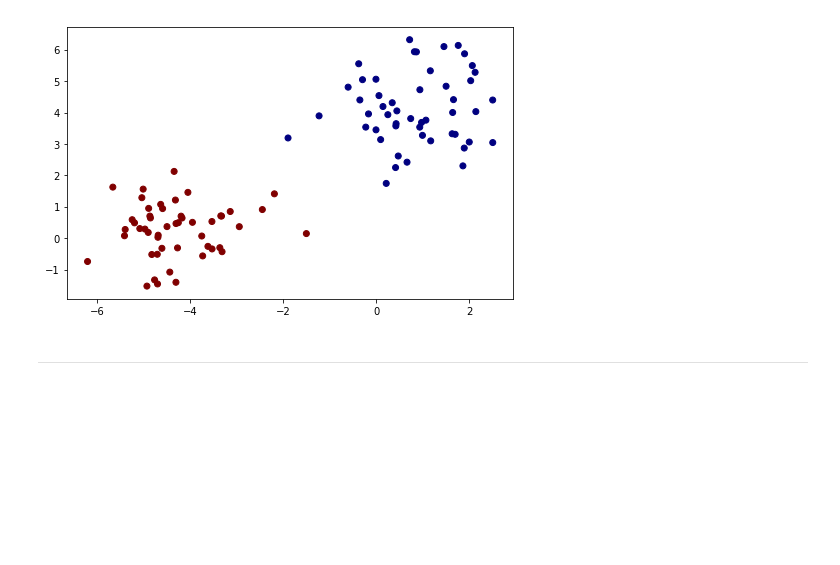
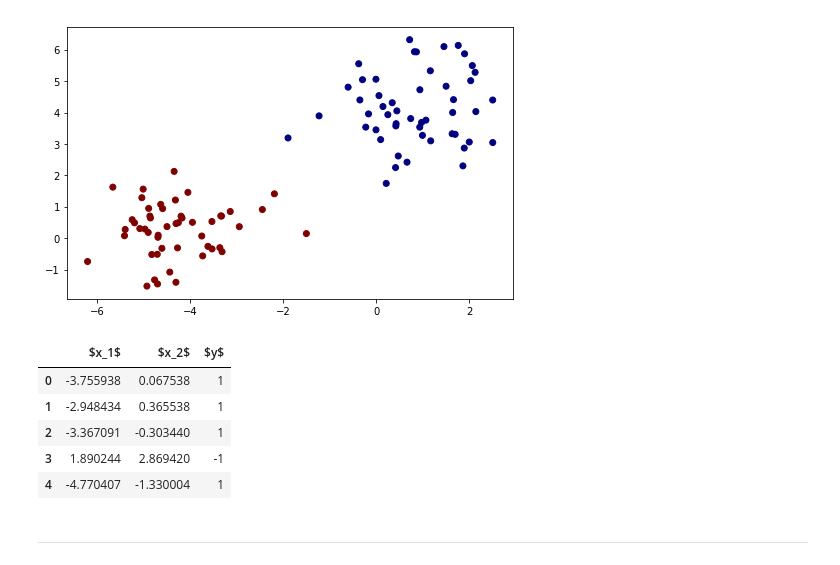
Before and after one commit to collinprather/BDI-2018-JupyterHub, a Jupyter notebook: SVM_scratch.ipynb, the cells around one changed output. Cells and saved outputs as stored; diff of their text form; code cells hidden in the pictures; blank space fills up the shorter version.

```diff
--- a/SVM_scratch.ipynb
+++ b/SVM_scratch.ipynb
@@ -20,6 +20,15 @@ plt.scatter(X[:,0], X[:,1], c=y, cmap = 'jet')
 # %% [output]
 <matplotlib.collections.PathCollection at 0x...>
 [figure]
+# %%
+pd.concat([pd.DataFrame(X, columns = ["$x_1$", "$x_2$"]), pd.DataFrame(y, columns = ["$y$"])], axis=1).head(5)
+# %% [output]
+|  | $x_1$ | $x_2$ | $y$ |
+| 0 | -3.755938 | 0.067538 | 1 |
+| 1 | -2.948434 | 0.365538 | 1 |
+| 2 | -3.367091 | -0.303440 | 1 |
+| 3 | 1.890244 | 2.869420 | -1 |
+| 4 | -4.770407 | -1.330004 | 1 |
 # %% [markdown]
 ---
 # %% [markdown]
```
Also changed, not shown: parts of 33 cells of this notebook, 1 other file.
